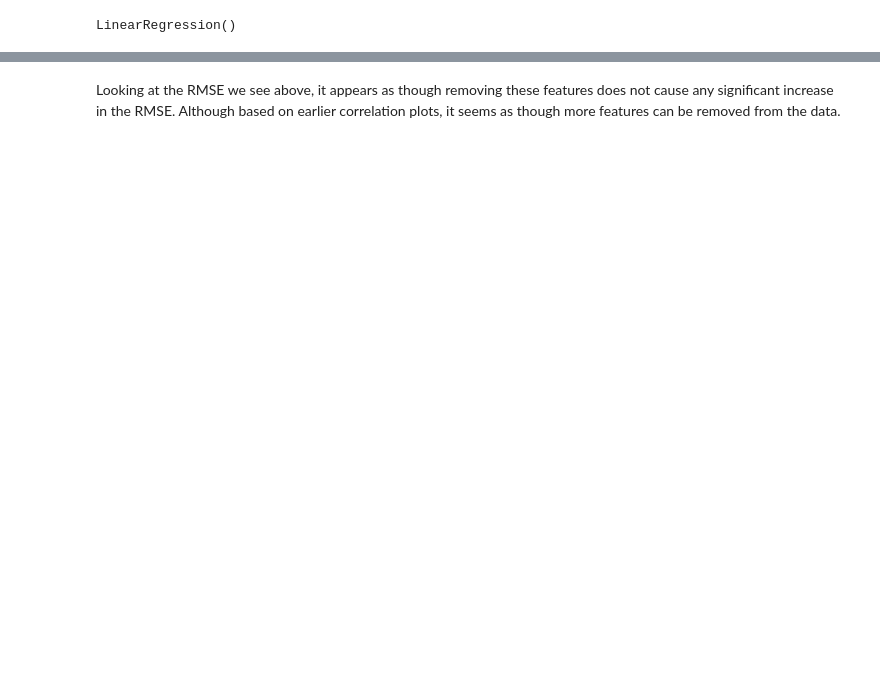
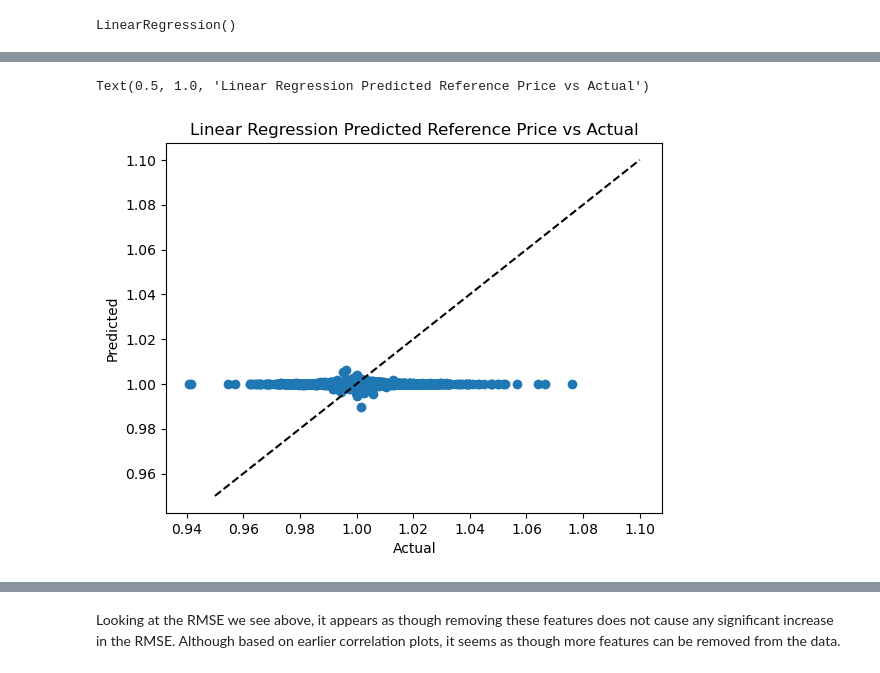
Before and after one commit to rcookie777/machine-learning-optiver, a Jupyter notebook: lr_and mod_select.ipynb, the cells around one changed output, grey strips where cells are left out. Saved outputs shown, nothing was run; the diff lists cells and outputs as text; code cells hidden in the pictures; blank space fills up the shorter version.

```diff
--- a/lr_and mod_select.ipynb
+++ b/lr_and mod_select.ipynb
@@ -76,9 +70,9 @@ Text(0.5, 0, '$log_{10}(1+imbalance\\_size)$')
 # %%
 # creating test-train split
-X = num_vals.drop(["imbalance_size","imbalance_buy_sell_flag"], axis = 1)
+X = num_vals.drop(["reference_price"], axis = 1)
 
 # created response variable array
-y = num_vals["imbalance_size"]
+y = num_vals["reference_price"]
 
 X_tr, X_tst, y_tr, y_tst = train_test_split(X, y, test_size=0.2)
 # %%
@@ -99,3 +93,13 @@ print(rmse_baseline)
+# %%
+plt.plot(y_tst, y_hat, linestyle="None", marker = "o")
+plt.plot(np.linspace(0.95,1.1, 10), np.linspace(0.95,1.1, 10),
+         color = "black", linestyle = "--")
+plt.xlabel("Actual")
+plt.ylabel("Predicted")
+plt.title("Linear Regression Predicted Reference Price vs Actual")
+# %% [output]
+Text(0.5, 1.0, 'Linear Regression Predicted Reference Price vs Actual')
+[figure, added]
 # %%
 # creating feature selection model
 bes = SequentialFeatureSelector(LinearRegression(),
```
Also changed, not shown: parts of 10 cells of this notebook, 1 other file.
